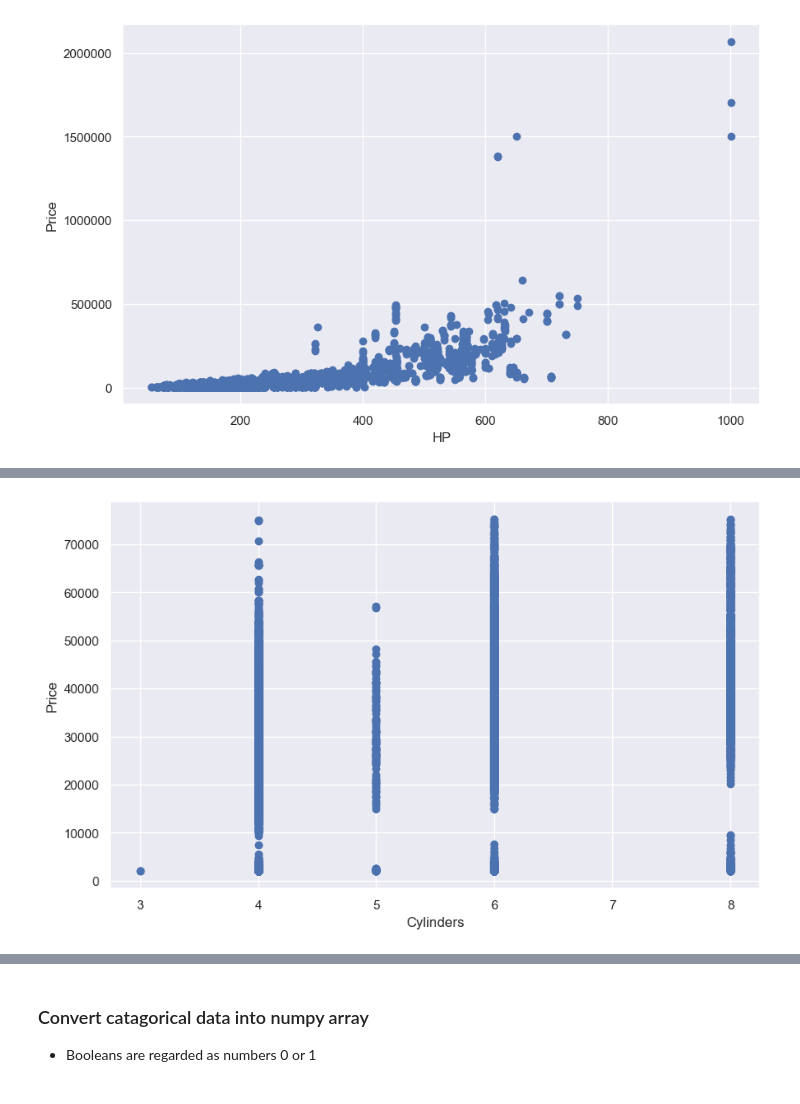
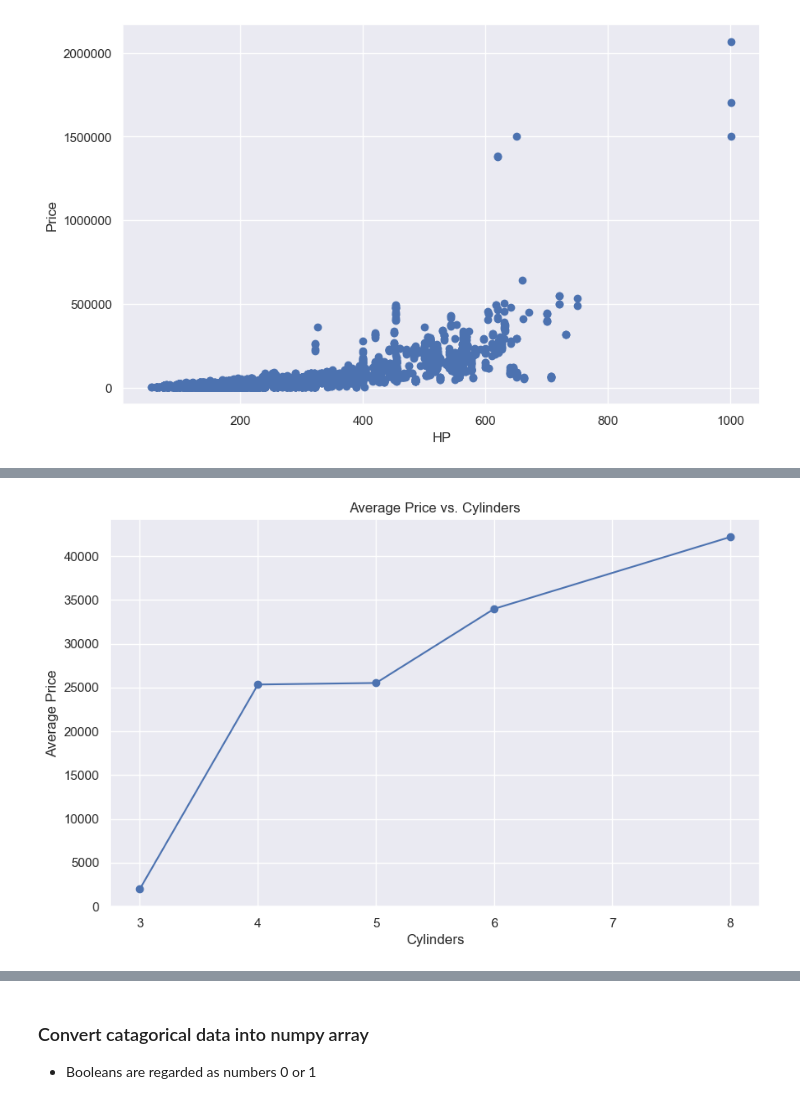
Before and after one commit to prob7276/SEIS-632-Project-2, a Jupyter notebook: Project-2.ipynb, the cells around one changed output, grey strips where cells are left out. Cells and saved outputs as stored; diff of their text form; code cells hidden in the pictures.

Commit message:
Implemented average price vs popularity, remove some chaotic visuals that already had condensed forms

```diff
--- a/Project-2.ipynb
+++ b/Project-2.ipynb
@@ -310,15 +307,25 @@ plt.show()
 # %%
-# Price vs Cylindars
-fig, ax = plt.subplots(figsize=(10,6))
-ax.scatter(df['Cylinders'], df['Price'])
+# Average Price vs Cylindars
+
+# Calculate average price per cylinder count
+cylinder_data_group = df.groupby('Cylinders')
+
+# Pull out price column
+price_column = cylinder_data_group['Price']
+
+# Calculate mean
+average_price_per_cylinder = price_column.mean()
+
+# Plot the result
+fig, ax = plt.subplots(figsize=(10, 6))
+ax.plot(average_price_per_cylinder.index, average_price_per_cylinder.values, marker='o', linestyle='-')
 ax.set_xlabel('Cylinders')
-ax.set_ylabel('Price')
+ax.set_ylabel('Average Price')
 ax.get_yaxis().get_major_formatter().set_scientific(False)  # Disable scientific notation on y-axis
-
-# TODO: Add Linear Regression
+plt.title('Average Price vs. Cylinders')
 plt.show()
 # %% [output]
-[figure, old version]
+[figure, new version]
 # %%
 import seaborn as sns
 fig, ax = plt.subplots(figsize=(10,6))
```
Also changed, not shown: parts of 12 cells of this notebook.
